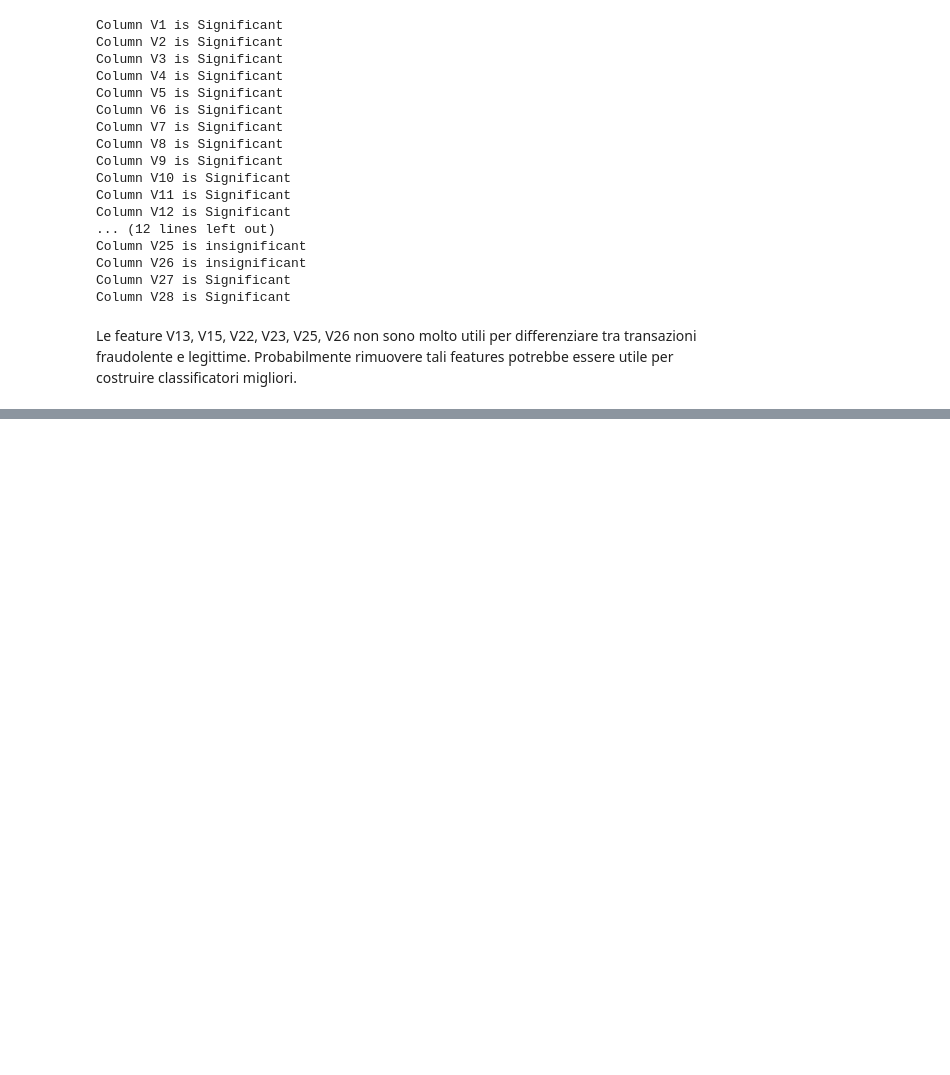
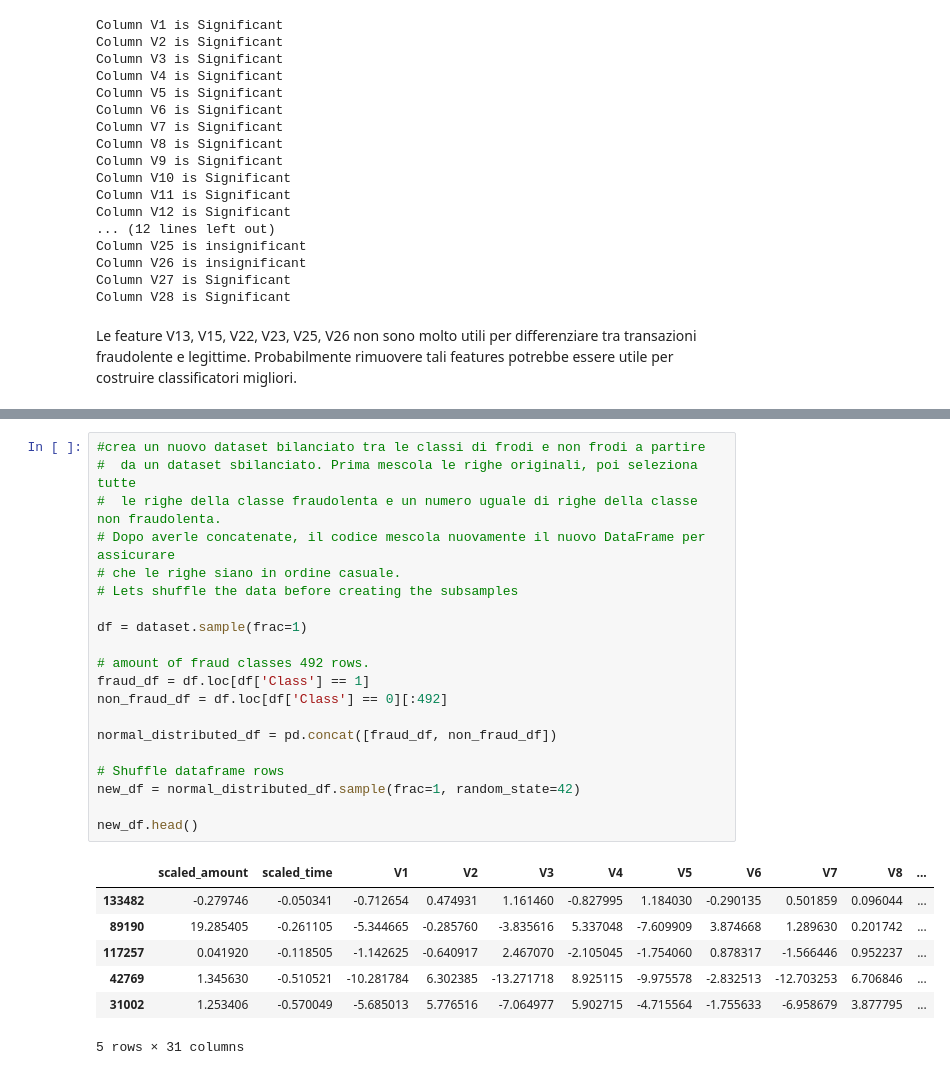
Before and after one commit to FrankDena/ProgettoML, a Jupyter notebook: progetto.ipynb, the cells around one changed output, grey strips where cells are left out. Saved outputs shown, nothing was run; the diff lists cells and outputs as text; blank space fills up the shorter version.

```diff
--- a/progetto.ipynb
+++ b/progetto.ipynb
@@ -336,0 +465,28 @@ Le feature V13, V15, V22, V23, V25, V26 non sono molto utili per differenziare t
+# %%
+#crea un nuovo dataset bilanciato tra le classi di frodi e non frodi a partire
+#  da un dataset sbilanciato. Prima mescola le righe originali, poi seleziona tutte
+#  le righe della classe fraudolenta e un numero uguale di righe della classe non fraudolenta.
+# Dopo averle concatenate, il codice mescola nuovamente il nuovo DataFrame per assicurare
+# che le righe siano in ordine casuale.
+# Lets shuffle the data before creating the subsamples
+
+df = dataset.sample(frac=1)
+
+# amount of fraud classes 492 rows.
+fraud_df = df.loc[df['Class'] == 1]
+non_fraud_df = df.loc[df['Class'] == 0][:492]
+
+normal_distributed_df = pd.concat([fraud_df, non_fraud_df])
+
+# Shuffle dataframe rows
+new_df = normal_distributed_df.sample(frac=1, random_state=42)
+
+new_df.head()
+# %% [output]
+|  | scaled_amount | scaled_time | V1 | V2 | V3 | V4 | V5 | V6 | V7 | V8 | ... |
+| 133482 | -0.279746 | -0.050341 | -0.712654 | 0.474931 | 1.161460 | -0.827995 | 1.184030 | -0.290135 | 0.501859 | 0.096044 | ... |
+| 89190 | 19.285405 | -0.261105 | -5.344665 | -0.285760 | -3.835616 | 5.337048 | -7.609909 | 3.874668 | 1.289630 | 0.201742 | ... |
+| 117257 | 0.041920 | -0.118505 | -1.142625 | -0.640917 | 2.467070 | -2.105045 | -1.754060 | 0.878317 | -1.566446 | 0.952237 | ... |
+| 42769 | 1.345630 | -0.510521 | -10.281784 | 6.302385 | -13.271718 | 8.925115 | -9.975578 | -2.832513 | -12.703253 | 6.706846 | ... |
+| 31002 | 1.253406 | -0.570049 | -5.685013 | 5.776516 | -7.064977 | 5.902715 | -4.715564 | -1.755633 | -6.958679 | 3.877795 | ... |
+5 rows × 31 columns
```
Also changed, not shown: parts of 11 cells of this notebook.
